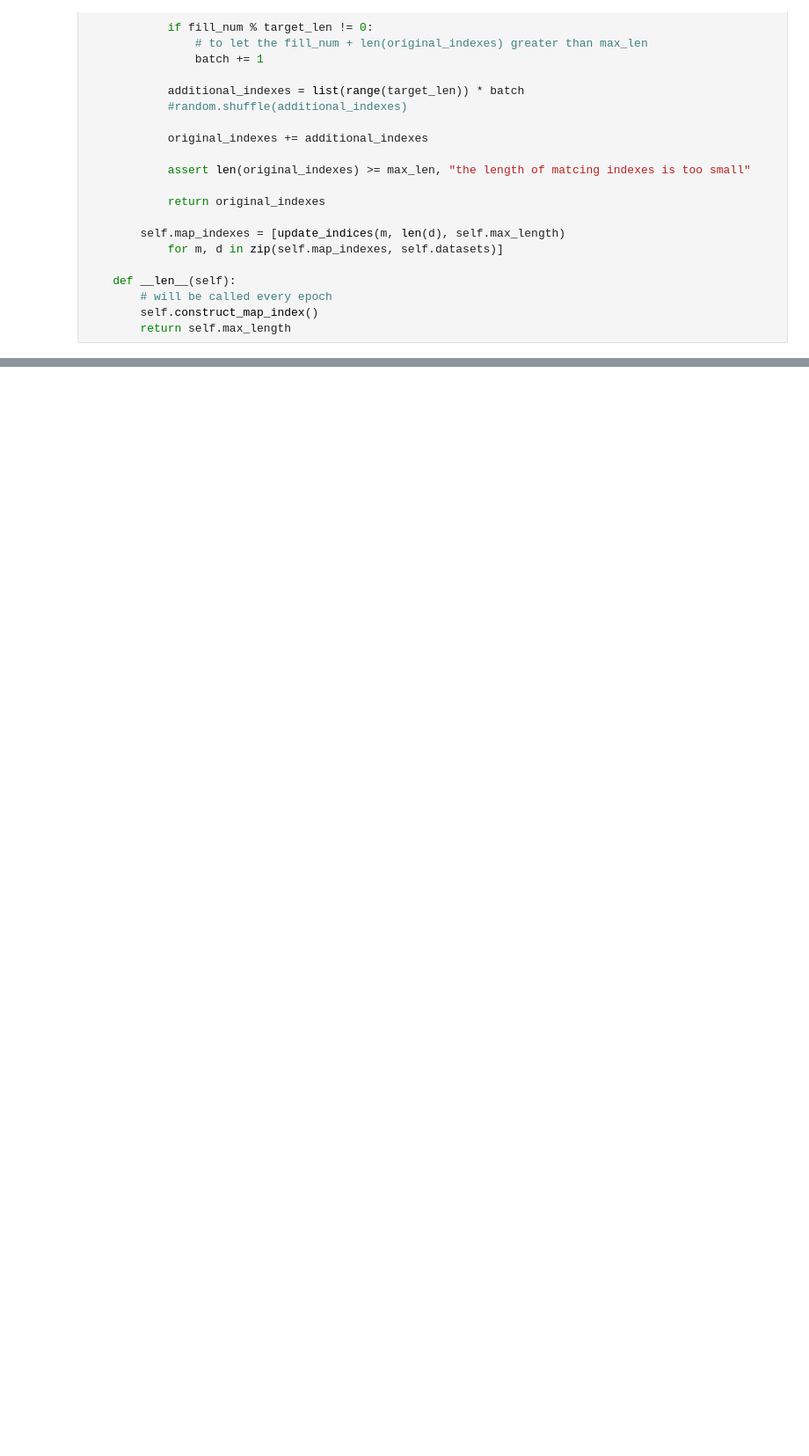
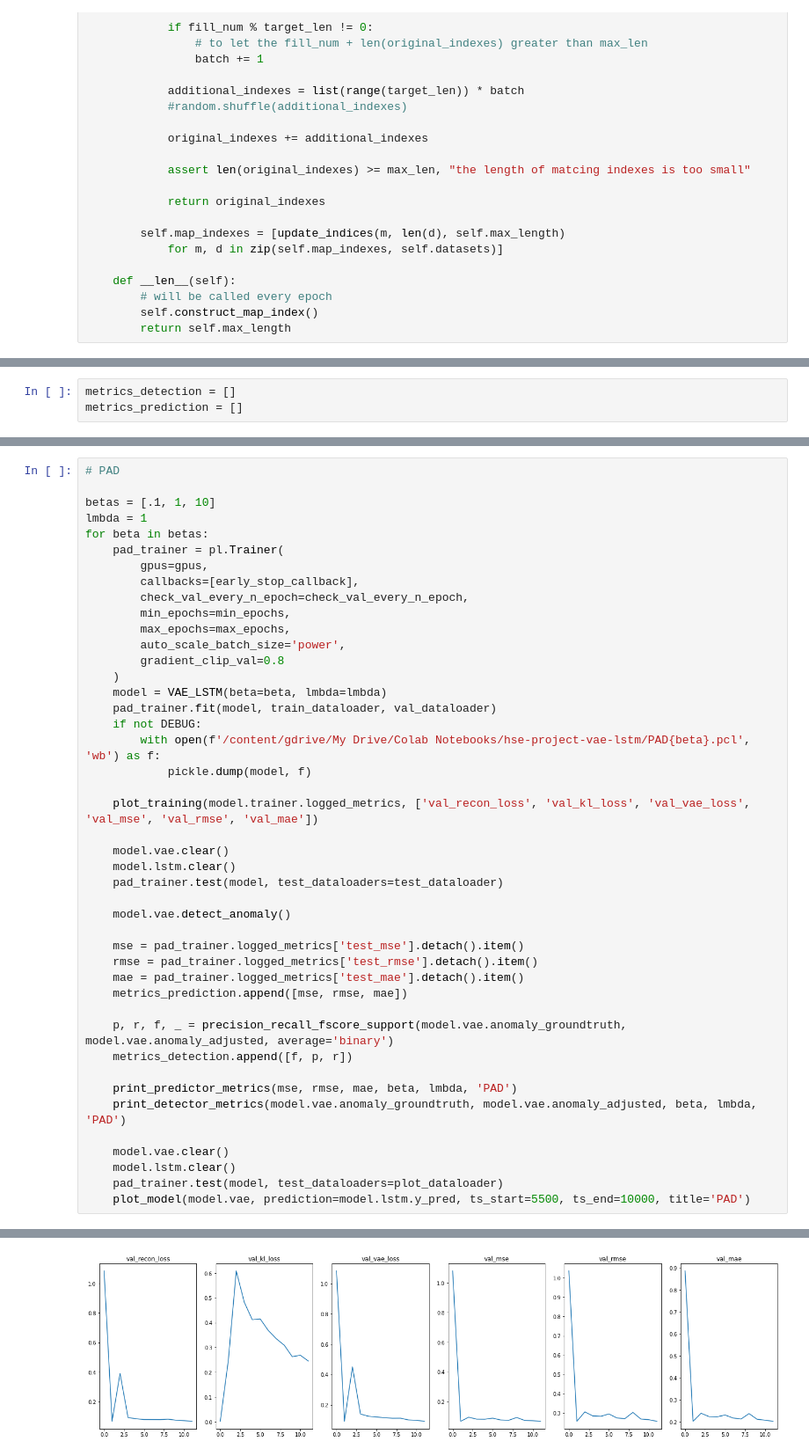
Before and after one commit to zloelias/hse-project-vae-lstm, a Jupyter notebook: vae.ipynb, the cells around one changed output, grey strips where cells are left out. Shown at 88% size. Cells and saved outputs as stored; diff of their text form; blank space fills up the shorter version.

```diff
--- a/vae.ipynb
+++ b/vae.ipynb
@@ -828,0 +623,3 @@ plot_model(model.vae, ts_start=0, ts_end=10000)
+# %%
+metrics_detection = []
+metrics_prediction = []
@@ -828,0 +721,45 @@ plot_model(model.vae, ts_start=0, ts_end=10000)
+# %%
+# PAD
+
+betas = [.1, 1, 10]
+lmbda = 1
+for beta in betas:
+    pad_trainer = pl.Trainer(
+        gpus=gpus,
+        callbacks=[early_stop_callback],
+        check_val_every_n_epoch=check_val_every_n_epoch,
+        min_epochs=min_epochs,
+        max_epochs=max_epochs,
+        auto_scale_batch_size='power',
+        gradient_clip_val=0.8
+    )
+    model = VAE_LSTM(beta=beta, lmbda=lmbda)
+    pad_trainer.fit(model, train_dataloader, val_dataloader)
+    if not DEBUG:
+        with open(f'/content/gdrive/My Drive/Colab Notebooks/hse-project-vae-lstm/PAD{beta}.pcl', 'wb') as f:
+            pickle.dump(model, f)
+
+    plot_training(model.trainer.logged_metrics, ['val_recon_loss', 'val_kl_loss', 'val_vae_loss', 'val_mse', 'val_rmse', 'val_mae'])
+
+    model.vae.clear()
+    model.lstm.clear()
+    pad_trainer.test(model, test_dataloaders=test_dataloader)
+
+    model.vae.detect_anomaly()
+
+    mse = pad_trainer.logged_metrics['test_mse'].detach().item()
+    rmse = pad_trainer.logged_metrics['test_rmse'].detach().item()
+    mae = pad_trainer.logged_metrics['test_mae'].detach().item()
+    metrics_prediction.append([mse, rmse, mae])
+
+    p, r, f, _ = precision_recall_fscore_support(model.vae.anomaly_groundtruth, model.vae.anomaly_adjusted, average='binary')
+    metrics_detection.append([f, p, r])
+
+    print_predictor_metrics(mse, rmse, mae, beta, lmbda, 'PAD')
+    print_detector_metrics(model.vae.anomaly_groundtruth, model.vae.anomaly_adjusted, beta, lmbda, 'PAD')
+
+    model.vae.clear()
+    model.lstm.clear()
+    pad_trainer.test(model, test_dataloaders=plot_dataloader)
+    plot_model(model.vae, prediction=model.lstm.y_pred, ts_start=5500, ts_end=10000, title='PAD')
+# %% [output]
@@ -828,0 +788 @@ plot_model(model.vae, ts_start=0, ts_end=10000)
+[figure, added]
```
Also changed, not shown: parts of 48 cells of this notebook.
